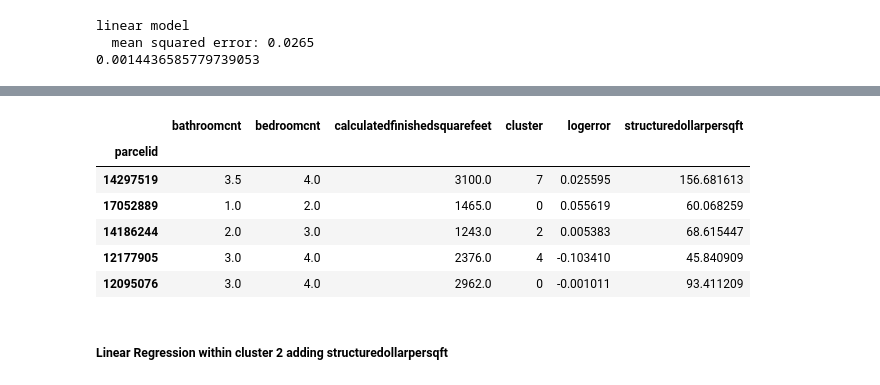
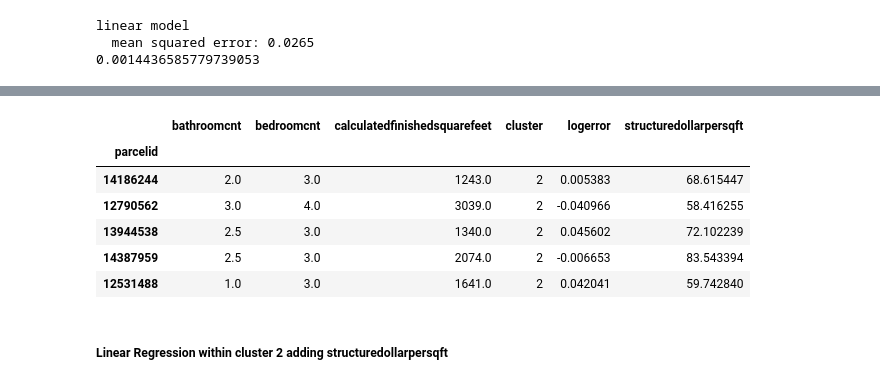
Before and after one commit to BayesEliaSantos/Bayes_P04_Zillow, a Jupyter notebook: Modeling Within the Clusters.ipynb, the cells around one changed output, grey strips where cells are left out. Cells and saved outputs as stored; diff of their text form; code cells hidden in the pictures.

Commit message:
fixed linear regression model

```diff
--- a/Modeling Within the Clusters.ipynb
+++ b/Modeling Within the Clusters.ipynb
@@ -990,17 +990,17 @@ Warnings:
 [2] The condition number is large, 4.14e+03. This might indicate that there are
 strong multicollinearity or other numerical problems.
 # %%
-model= model.join(df[['structuredollarpersqft']])
+model2= model2.join(df[['structuredollarpersqft']])
 # %%
-model.head()
+model2.head()
 # %% [output]
 |  | bathroomcnt | bedroomcnt | calculatedfinishedsquarefeet | cluster | logerror | structuredollarpersqft |
 | parcelid |  |  |  |  |  |  |
-| 14297519 | 3.5 | 4.0 | 3100.0 | 7 | 0.025595 | 156.681613 |
-| 17052889 | 1.0 | 2.0 | 1465.0 | 0 | 0.055619 | 60.068259 |
 | 14186244 | 2.0 | 3.0 | 1243.0 | 2 | 0.005383 | 68.615447 |
-| 12177905 | 3.0 | 4.0 | 2376.0 | 4 | -0.103410 | 45.840909 |
-| 12095076 | 3.0 | 4.0 | 2962.0 | 0 | -0.001011 | 93.411209 |
+| 12790562 | 3.0 | 4.0 | 3039.0 | 2 | -0.040966 | 58.416255 |
+| 13944538 | 2.5 | 3.0 | 1340.0 | 2 | 0.045602 | 72.102239 |
+| 14387959 | 2.5 | 3.0 | 2074.0 | 2 | -0.006653 | 83.543394 |
+| 12531488 | 1.0 | 3.0 | 1641.0 | 2 | 0.042041 | 59.742840 |
 # %% [markdown]
 ##### Linear Regression within cluster 2 adding structuredollarpersqft
 # %% [markdown]
```
Also changed, not shown: parts of 29 cells of this notebook, 1 other file.
